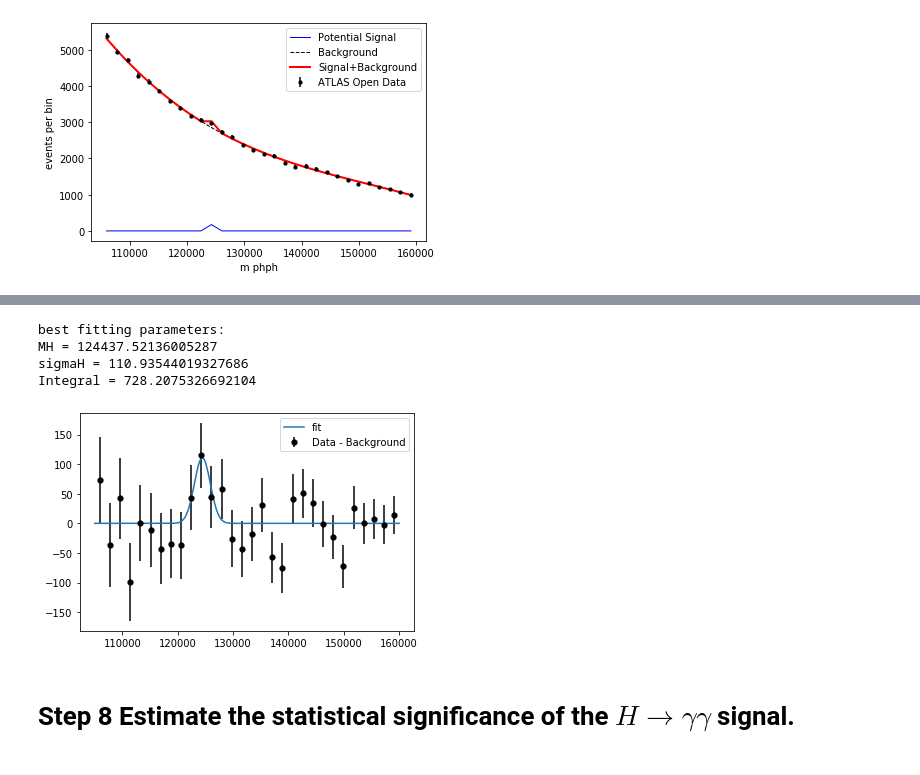
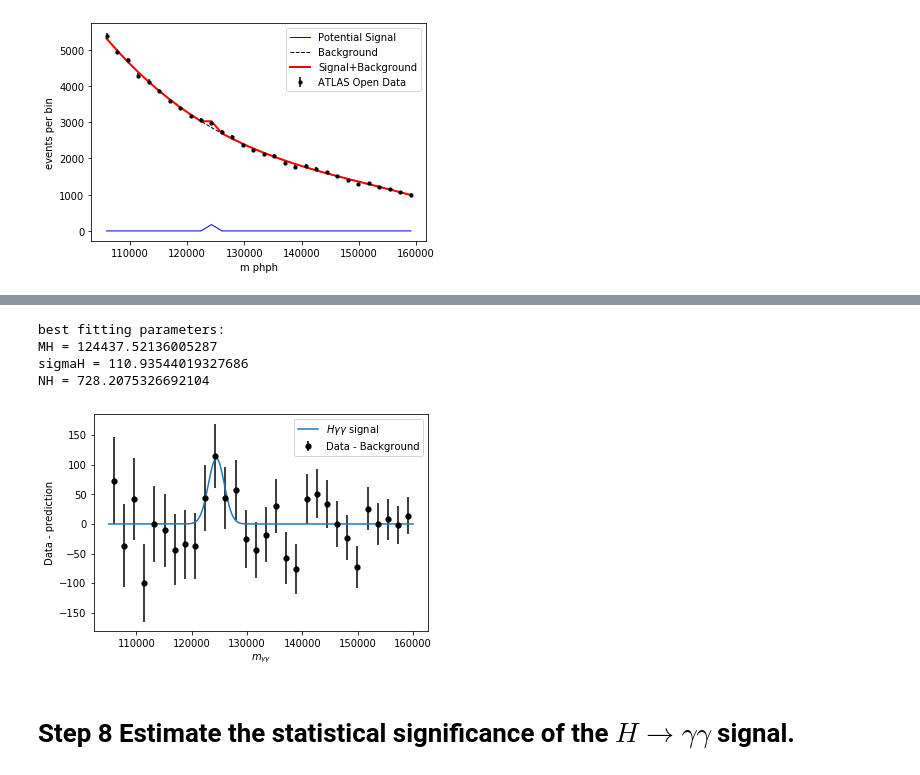
Before and after one commit to keaveney/UCT3rdYearLabATLASOpenData, a Jupyter notebook: Part2_RediscoverTheHiggsBoson.ipynb, the cells around one changed output, grey strips where cells are left out. Drawn from its saved outputs; the diff is of its cells as text; code cells hidden in the pictures.

```diff
--- a/Part2_RediscoverTheHiggsBoson.ipynb
+++ b/Part2_RediscoverTheHiggsBoson.ipynb
@@ -145,38 +134,42 @@ from scipy.optimize import curve_fit
 
 def gaussian(x, mean, amplitude, standard_deviation):
     return amplitude * np.exp( - ((x - mean) / standard_deviation) ** 2)
 
 bestFitParams, covarianceMatrix = curve_fit(gaussian, centres, residuals, p0=[125000., 200., 1000.])
 
+#the p0 values are that the 'starting points' for 𝑚𝐻, Γ𝐻 and 𝑁𝐻→𝛾𝛾 in the fit.
+
 x_interval_for_fit = np.linspace(edges[0], edges[-1], 10000)
-plt.plot(x_interval_for_fit, gaussian(x_interval_for_fit, *bestFitParams), label='fit')
+plt.plot(x_interval_for_fit, gaussian(x_interval_for_fit, *bestFitParams), label='$ H \gamma \gamma$ signal')
 plt.errorbar(centres, residuals, yerr=np.sqrt(countsData), label="Data - Background", fmt='o', mfc='k', mec='k', mew=0.2, ecolor='k')
 plt.legend()
+plt.xlabel("$ m_{\gamma\gamma}$")
+plt.ylabel("Data - prediction")
 
-#approximate integral of the best-fit gaussian signal
+# add the values of thr fitted signal shape at a series of points to estimate the total
+# number of signal events
 limA = 11500
 limA = 13500
 sigIntegral = 0.0
 stepSize = (maxMass - minMass)/(nSteps)
 
 xStep = minMass
 
 for p in range(0, nSteps):
         xStep = xStep + stepSize
         sigHeight = gaussian(xStep, *bestFitParams)
         #print(sigHeight)
-        #sigIntegral = (sigIntegral + (sigHeight*binWidth) )
         sigIntegral = (sigIntegral + (sigHeight) )
 
 print("best fitting parameters:")
 print("MH = " + str(float(bestFitParams[0])))
 print("sigmaH = " + str(float(bestFitParams[1]) ))
-print("Integral = " + str(float(sigIntegral) ))
+print("NH = " + str(float(sigIntegral) ))
 # %% [output]
 best fitting parameters:
 MH = 124437.52136005287
 sigmaH = 110.93544019327686
-Integral = 728.2075326692104
+NH = 728.2075326692104
-[figure, old version]
+[figure, new version]
 # %% [markdown]
 # Step 8  Estimate the statistical significance of the $H\rightarrow \gamma \gamma$ signal.
```
Also changed, not shown: parts of 9 cells of this notebook.
